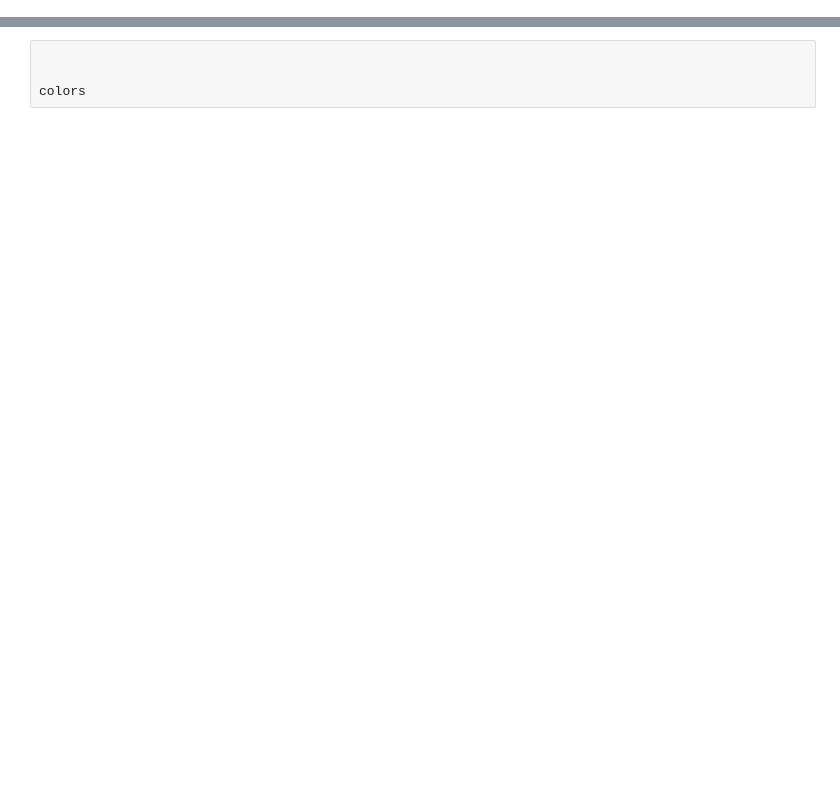
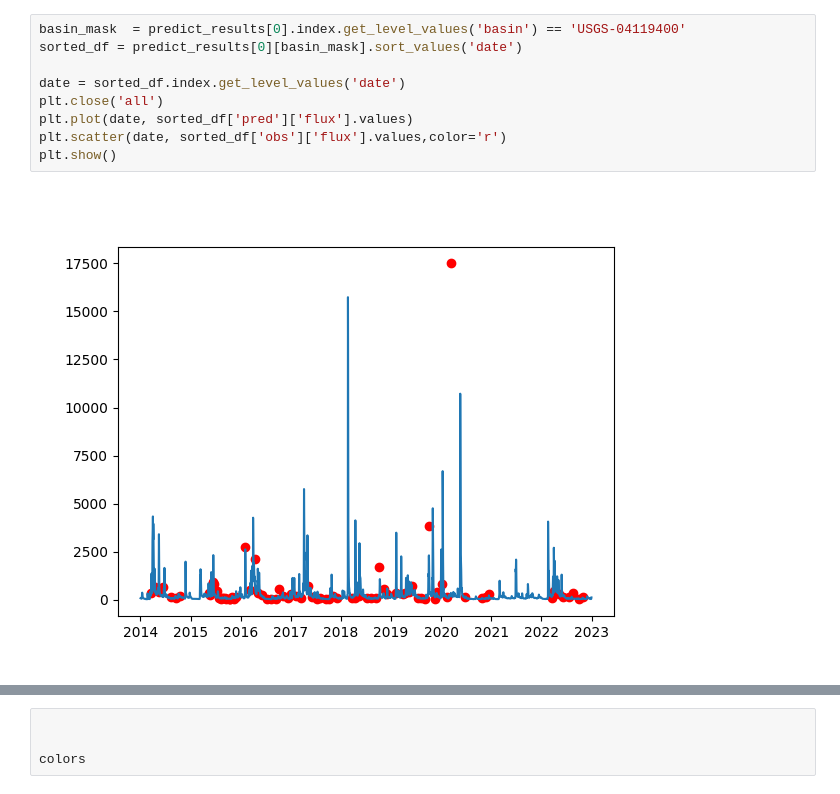
Before and after one commit to Fluvial-UMass/swot-ml, a Jupyter notebook: notebooks/CompareResults.ipynb, the cells around one changed output, grey strips where cells are left out. Cells and saved outputs as stored; diff of their text form; blank space fills up the shorter version.

```diff
--- a/notebooks/CompareResults.ipynb
+++ b/notebooks/CompareResults.ipynb
@@ -117 +167,12 @@ fig.savefig(fig_dir / "ablation_cdfs.png",  dpi=300)
+# %%
+basin_mask  = predict_results[0].index.get_level_values('basin') == 'USGS-04119400'
+sorted_df = predict_results[0][basin_mask].sort_values('date')
+
+date = sorted_df.index.get_level_values('date')
+plt.close('all')
+plt.plot(date, sorted_df['pred']['flux'].values)
+plt.scatter(date, sorted_df['obs']['flux'].values,color='r')
+plt.show()
+# %% [output]
+[figure, added]
 # %%
```
Also changed, not shown: parts of 17 cells of this notebook, 13 other files.
